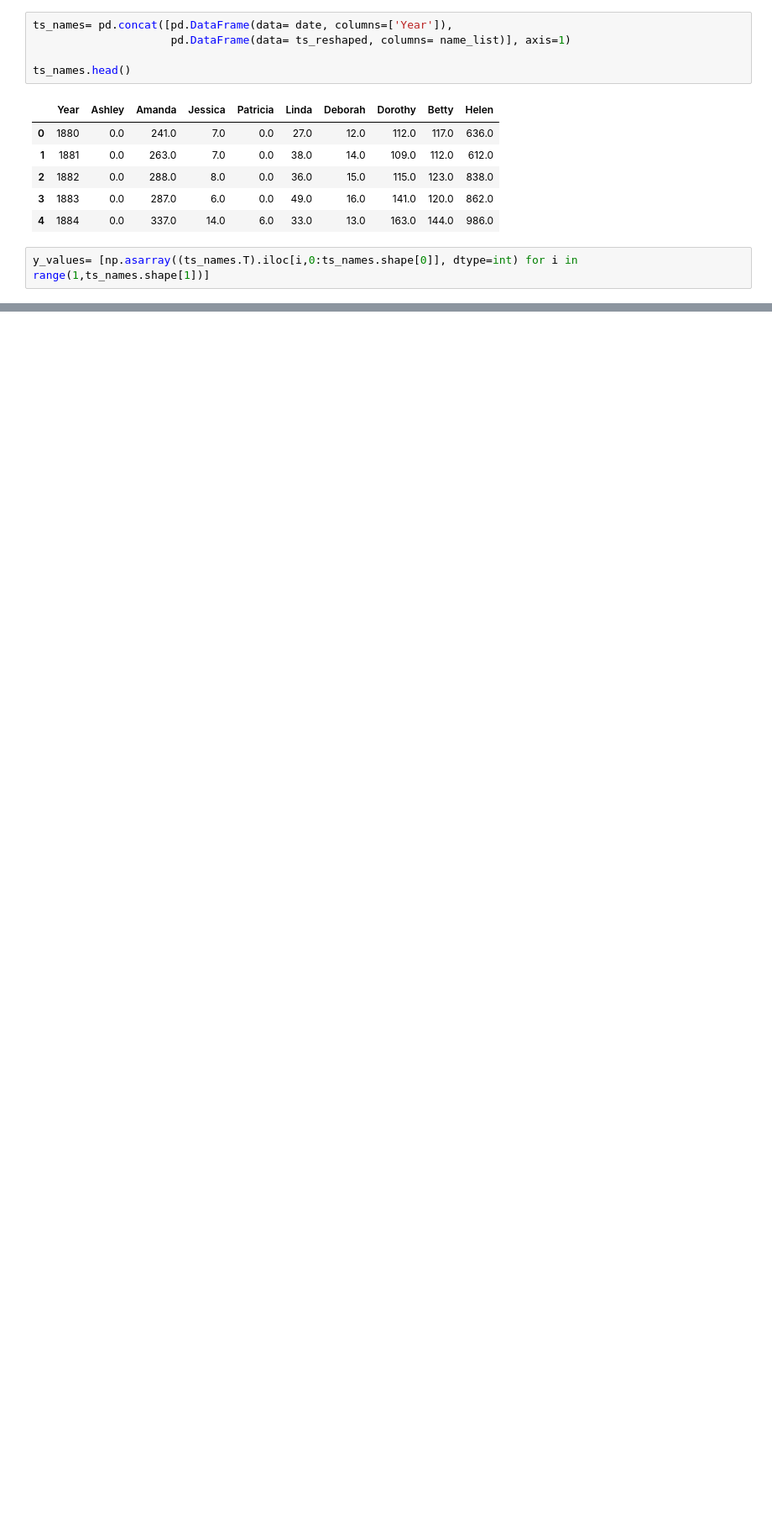
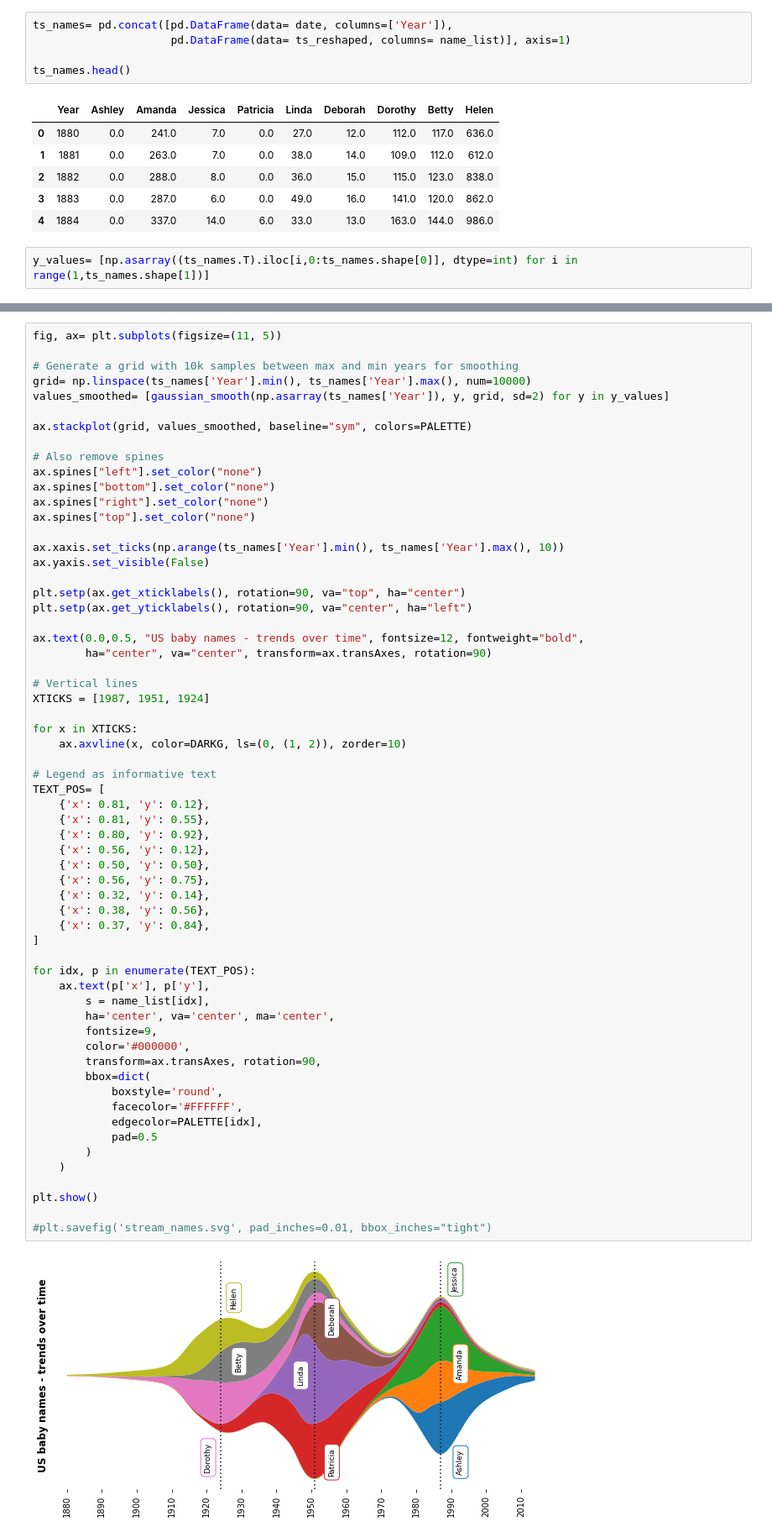
Before and after one commit to evortigosa/InfoVis, a Jupyter notebook: stacked_graph.ipynb, the cells around one changed output, grey strips where cells are left out. Shown at 84% size. Drawn from its saved outputs; the diff is of its cells as text; blank space fills up the shorter version.

```diff
--- a/stacked_graph.ipynb
+++ b/stacked_graph.ipynb
@@ -151,0 +151,63 @@ Text(0.52, 0.95, 'US baby names - trends over time')
+# %%
+fig, ax= plt.subplots(figsize=(11, 5))
+
+# Generate a grid with 10k samples between max and min years for smoothing
+grid= np.linspace(ts_names['Year'].min(), ts_names['Year'].max(), num=10000)
+values_smoothed= [gaussian_smooth(np.asarray(ts_names['Year']), y, grid, sd=2) for y in y_values]
+
+ax.stackplot(grid, values_smoothed, baseline="sym", colors=PALETTE)
+
+# Also remove spines
+ax.spines["left"].set_color("none")
+ax.spines["bottom"].set_color("none")
+ax.spines["right"].set_color("none")
+ax.spines["top"].set_color("none")
+
+ax.xaxis.set_ticks(np.arange(ts_names['Year'].min(), ts_names['Year'].max(), 10))
+ax.yaxis.set_visible(False)
+
+plt.setp(ax.get_xticklabels(), rotation=90, va="top", ha="center")
+plt.setp(ax.get_yticklabels(), rotation=90, va="center", ha="left")
+
+ax.text(0.0,0.5, "US baby names - trends over time", fontsize=12, fontweight="bold",
+        ha="center", va="center", transform=ax.transAxes, rotation=90)
+
+# Vertical lines
+XTICKS = [1987, 1951, 1924]
+
+for x in XTICKS:
+    ax.axvline(x, color=DARKG, ls=(0, (1, 2)), zorder=10)
+
+# Legend as informative text
+TEXT_POS= [
+    {'x': 0.81, 'y': 0.12},
+    {'x': 0.81, 'y': 0.55},
+    {'x': 0.80, 'y': 0.92},
+    {'x': 0.56, 'y': 0.12},
+    {'x': 0.50, 'y': 0.50},
+    {'x': 0.56, 'y': 0.75},
+    {'x': 0.32, 'y': 0.14},
+    {'x': 0.38, 'y': 0.56},
+    {'x': 0.37, 'y': 0.84},
+]
+
+for idx, p in enumerate(TEXT_POS):
+    ax.text(p['x'], p['y'],
+        s = name_list[idx],
+        ha='center', va='center', ma='center',
+        fontsize=9,
+        color='#000000',
+        transform=ax.transAxes, rotation=90,
+        bbox=dict(
+            boxstyle='round',
+            facecolor='#FFFFFF',
+            edgecolor=PALETTE[idx],
+            pad=0.5
+        )
+    )
+
+plt.show()
+
+#plt.savefig('stream_names.svg', pad_inches=0.01, bbox_inches="tight")
+# %% [output]
+[figure, added]
```
Also changed, not shown: parts of 14 cells of this notebook, 2 other files.
